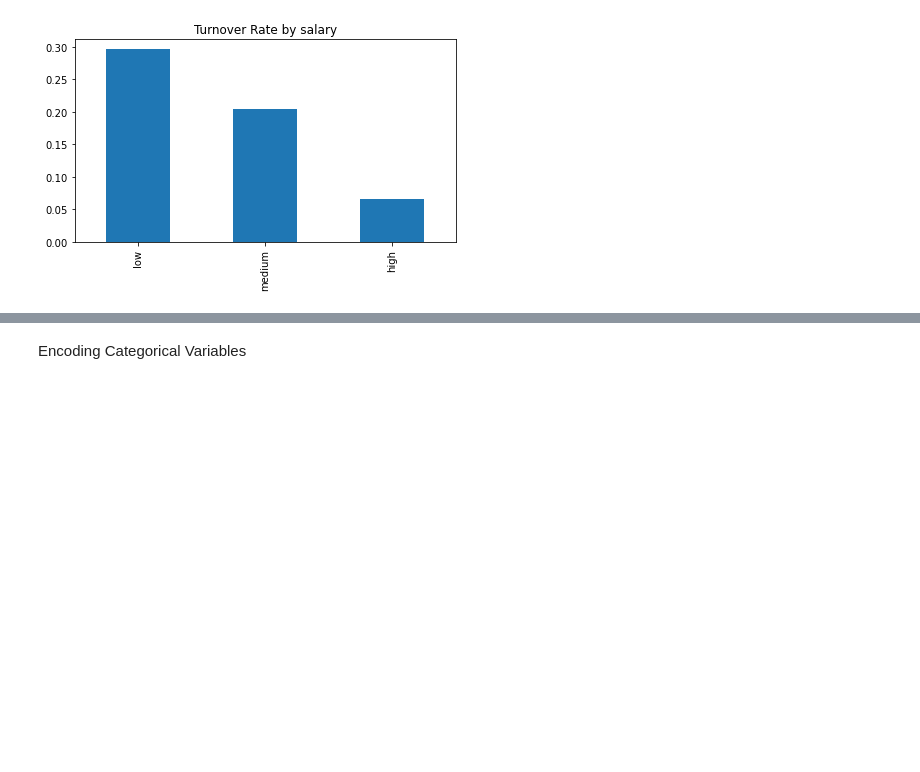
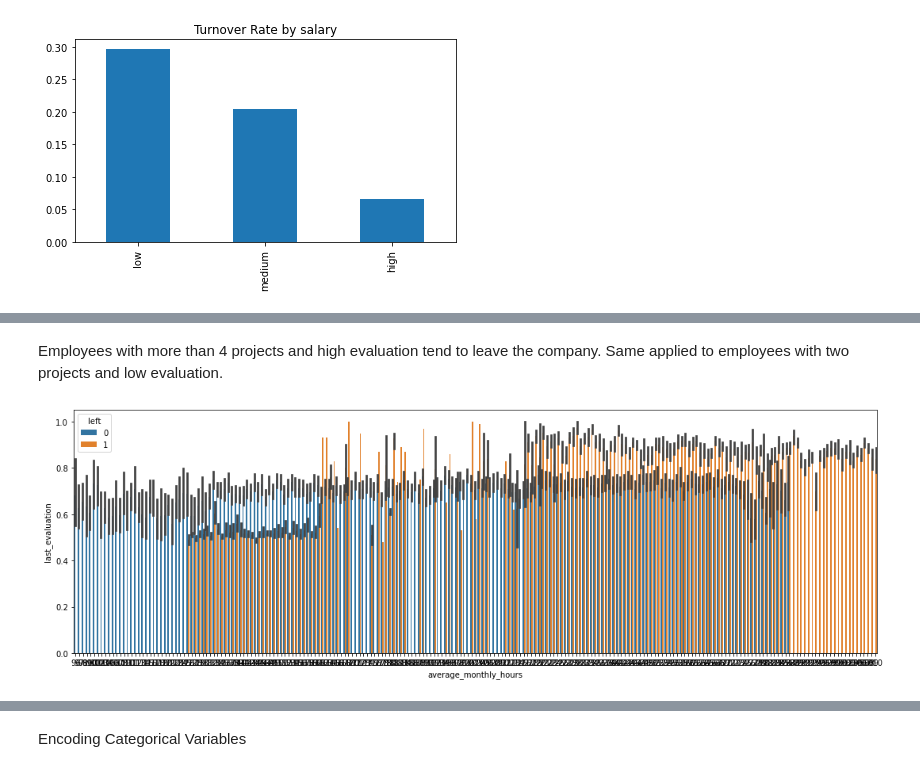
Before and after one commit to susanliubc/HR-Turnover-Analysis, a Jupyter notebook: Turnover.ipynb, the cells around one changed output, grey strips where cells are left out. Cells and saved outputs as stored; diff of their text form; code cells hidden in the pictures; blank space fills up the shorter version.

```diff
--- a/Turnover.ipynb
+++ b/Turnover.ipynb
@@ -209,0 +265,9 @@ left has moderate negative correlation with satisfaction_level -0.39
+# %% [markdown]
+Employees with more than 4 projects and high evaluation tend to leave the company. Same applied to employees with two projects and low evaluation.
+# %%
+# Last Evaluation vs Average Monthly Hours
+plt.figure(figsize=(15,5))
+sns.barplot(x='average_monthly_hours',y='last_evaluation',hue='left',data=hr)
+plt.tight_layout()
+# %% [output]
+[figure, added]
```
Also changed, not shown: parts of 45 cells of this notebook.
